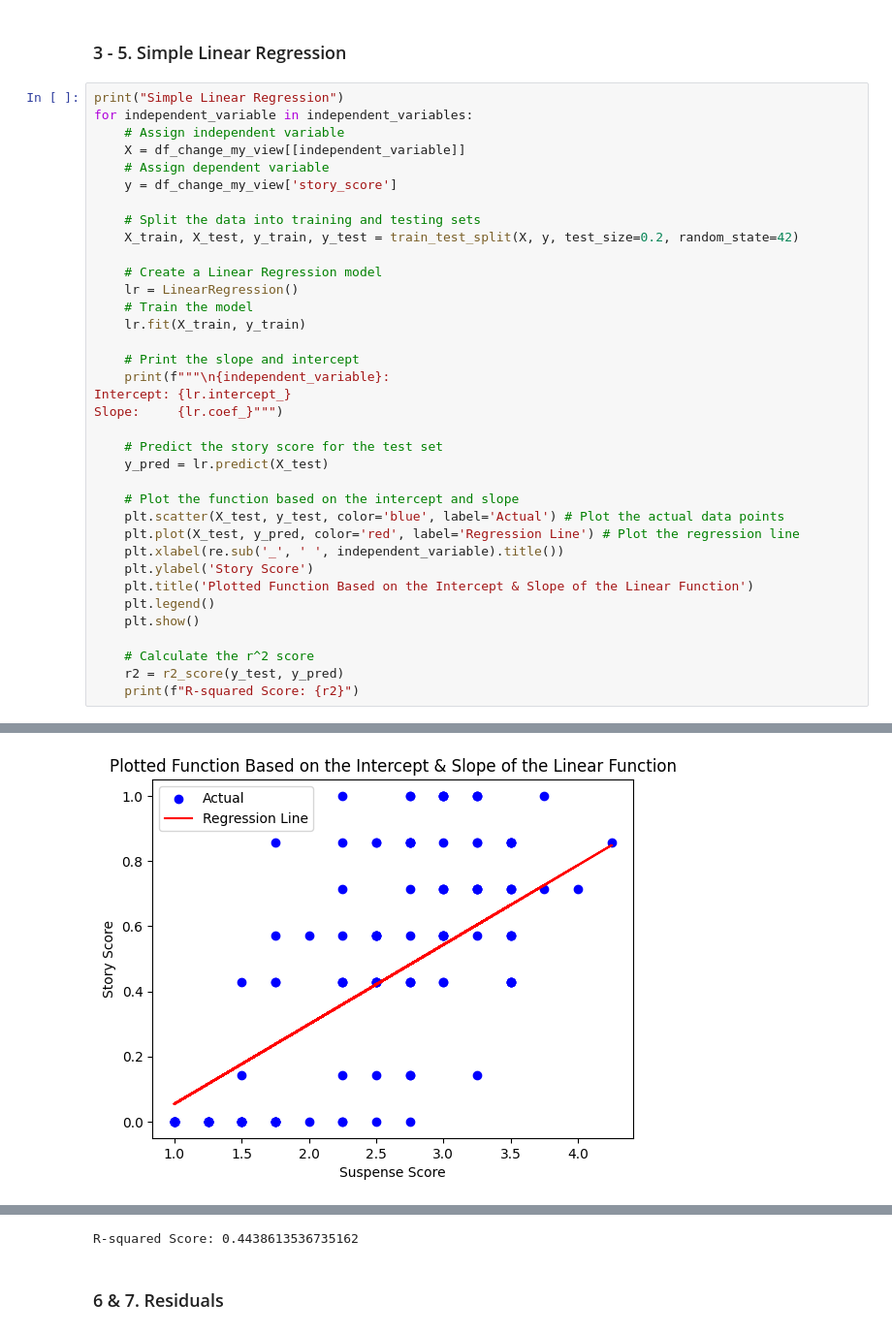
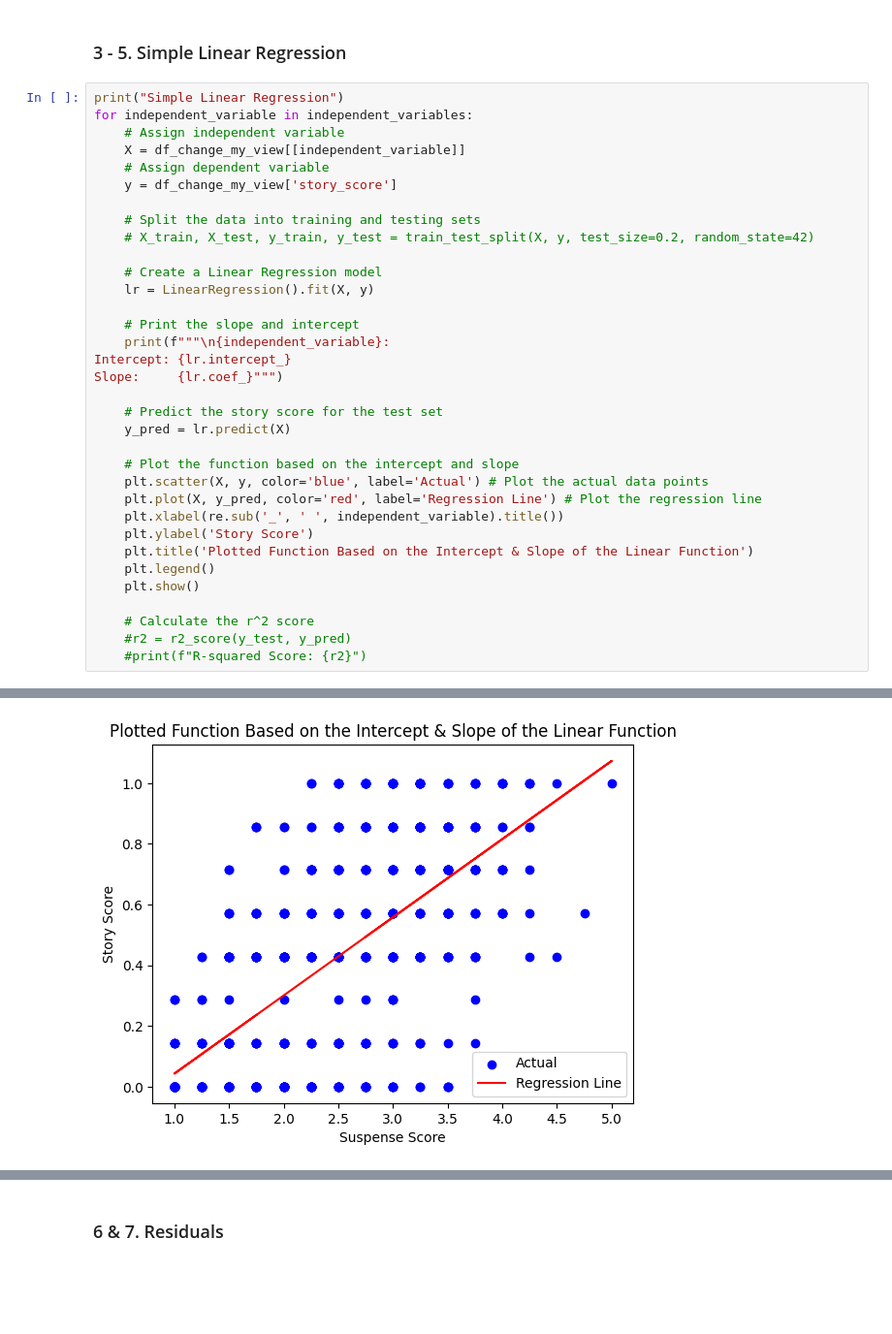
Before and after one commit to Cameron-Meinsma/assignment_2_analysing_data, a Jupyter notebook: assignment_2.ipynb, the cells around one changed output, grey strips where cells are left out. Shown at 97% size. Cells and saved outputs as stored; diff of their text form; blank space fills up the shorter version.

Commit message:
Update scatterplot

```diff
--- a/assignment_2.ipynb
+++ b/assignment_2.ipynb
@@ -73,12 +73,10 @@ for independent_variable in independent_variables:
     y = df_change_my_view['story_score']
 
     # Split the data into training and testing sets
-    X_train, X_test, y_train, y_test = train_test_split(X, y, test_size=0.2, random_state=42)
+    # X_train, X_test, y_train, y_test = train_test_split(X, y, test_size=0.2, random_state=42)
 
     # Create a Linear Regression model
-    lr = LinearRegression()
-    # Train the model
-    lr.fit(X_train, y_train)
+    lr = LinearRegression().fit(X, y)
 
     # Print the slope and intercept
     print(f"""\n{independent_variable}:
@@ -86,11 +84,11 @@ Intercept: {lr.intercept_}
 Slope:     {lr.coef_}""")
 
     # Predict the story score for the test set
-    y_pred = lr.predict(X_test)
+    y_pred = lr.predict(X)
 
     # Plot the function based on the intercept and slope
-    plt.scatter(X_test, y_test, color='blue', label='Actual') # Plot the actual data points
-    plt.plot(X_test, y_pred, color='red', label='Regression Line') # Plot the regression line
+    plt.scatter(X, y, color='blue', label='Actual') # Plot the actual data points
+    plt.plot(X, y_pred, color='red', label='Regression Line') # Plot the regression line
     plt.xlabel(re.sub('_', ' ', independent_variable).title())
     plt.ylabel('Story Score')
     plt.title('Plotted Function Based on the Intercept & Slope of the Linear Function')
@@ -98,8 +96,8 @@ Slope:     {lr.coef_}""")
     plt.show()
 
     # Calculate the r^2 score
-    r2 = r2_score(y_test, y_pred)
-    print(f"R-squared Score: {r2}")
+    #r2 = r2_score(y_test, y_pred)
+    #print(f"R-squared Score: {r2}")
 # %% [output]
 Simple Linear Regression
 
@@ -127 +119 @@ Slope:     [0.24429331]
-[figure, old version]
+[figure, new version]
@@ -140,4 +128,3 @@ Slope:     [0.25793729]
-R-squared Score: 0.4438613536735162
 # %% [markdown]
 ### 6 & 7. Residuals
 # %%
```
Also changed, not shown: parts of 3 cells of this notebook.
